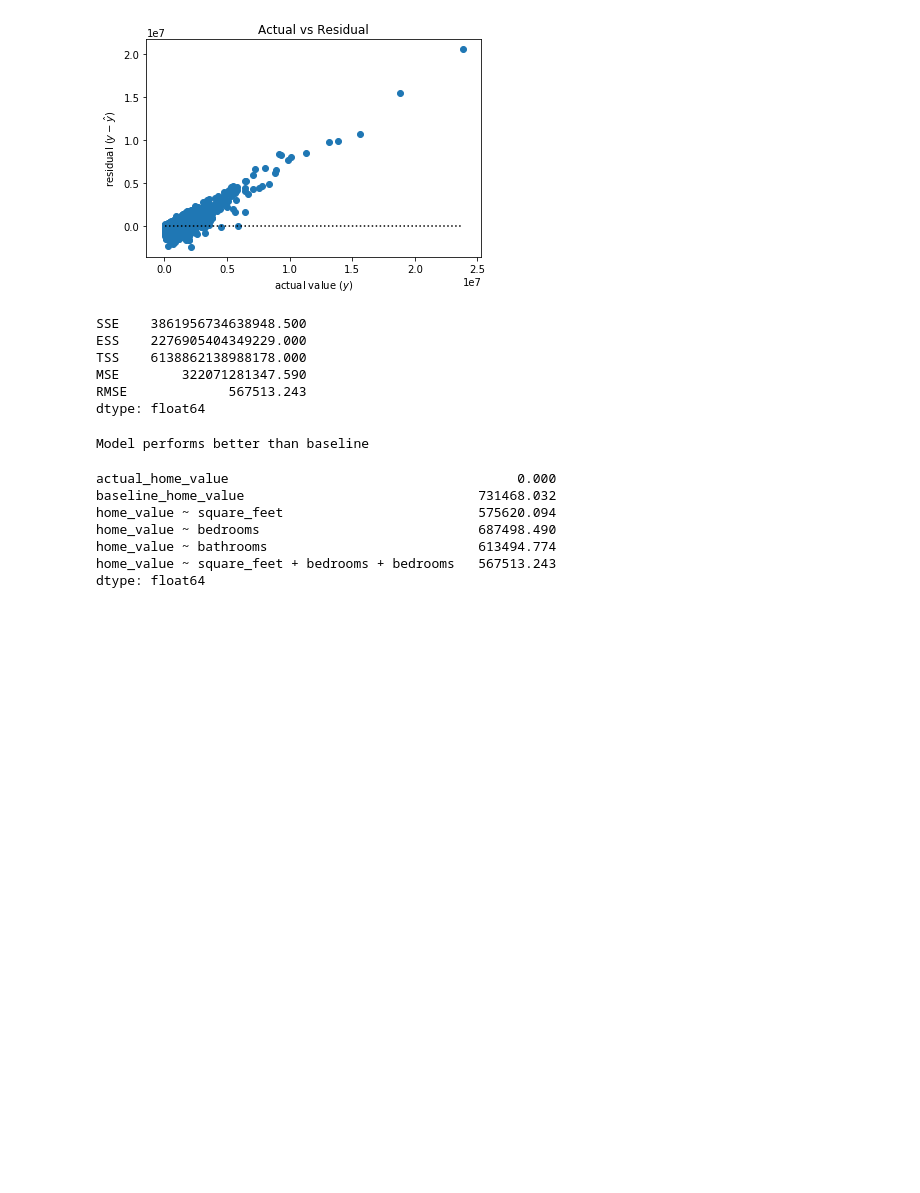
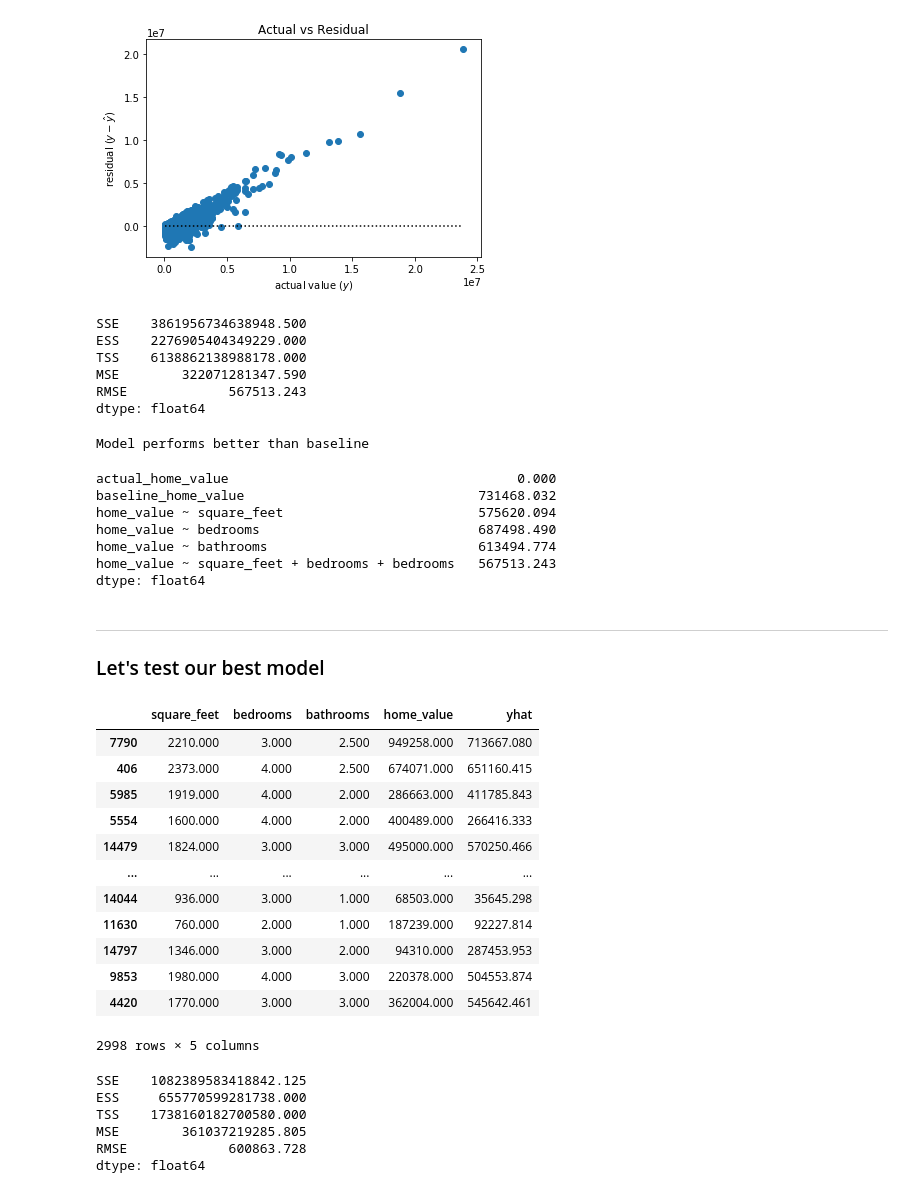
Before and after one commit to aleclhartman/zillow_project, a Jupyter notebook: zillow_project_pipeline.ipynb, the cells around one changed output. Drawn from its saved outputs; the diff is of its cells as text; code cells hidden in the pictures; blank space fills up the shorter version.

Commit message:
model is better than baseline on test

```diff
--- a/zillow_project_pipeline.ipynb
+++ b/zillow_project_pipeline.ipynb
@@ -447,3 +451,34 @@ home_value ~ bedrooms                            687498.490
 home_value ~ bathrooms                           613494.774
 home_value ~ square_feet + bedrooms + bedrooms   567513.243
 dtype: float64
+# %% [markdown]
+---
+### Let's test our best model
+# %%
+X_test = test[["square_feet", "bedrooms", "bathrooms"]]
+
+test["yhat"] = lm.predict(X_test)
+test
+# %% [output]
+|  | square_feet | bedrooms | bathrooms | home_value | yhat |
+| 7790 | 2210.000 | 3.000 | 2.500 | 949258.000 | 713667.080 |
+| 406 | 2373.000 | 4.000 | 2.500 | 674071.000 | 651160.415 |
+| 5985 | 1919.000 | 4.000 | 2.000 | 286663.000 | 411785.843 |
+| 5554 | 1600.000 | 4.000 | 2.000 | 400489.000 | 266416.333 |
+| 14479 | 1824.000 | 3.000 | 3.000 | 495000.000 | 570250.466 |
+| ... | ... | ... | ... | ... | ... |
+| 14044 | 936.000 | 3.000 | 1.000 | 68503.000 | 35645.298 |
+| 11630 | 760.000 | 2.000 | 1.000 | 187239.000 | 92227.814 |
+| 14797 | 1346.000 | 3.000 | 2.000 | 94310.000 | 287453.953 |
+| 9853 | 1980.000 | 4.000 | 3.000 | 220378.000 | 504553.874 |
+| 4420 | 1770.000 | 3.000 | 3.000 | 362004.000 | 545642.461 |
+2998 rows × 5 columns
+# %%
+ev.regression_errors(test.home_value, test.yhat, test)
+# %% [output]
+SSE    1082389583418842.125
+ESS     655770599281738.000
+TSS    1738160182700580.000
+MSE        361037219285.805
+RMSE             600863.728
+dtype: float64
```
Also changed, not shown: parts of 4 cells of this notebook, 1 other file.
